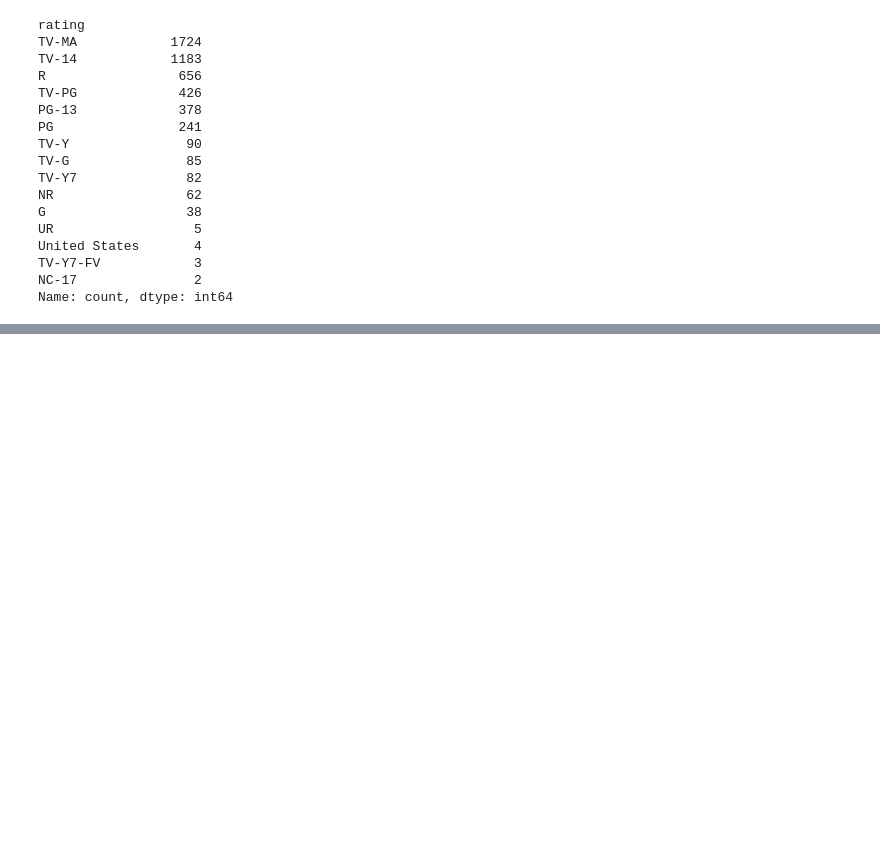
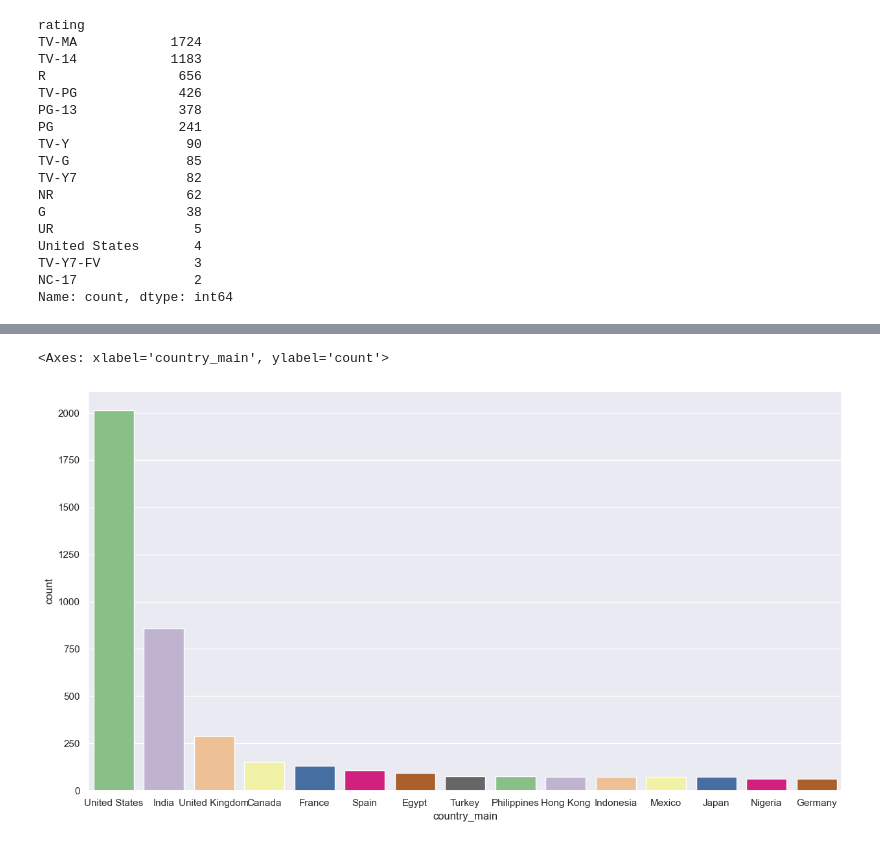
Before and after one commit to dilaraseren/eda-data-set, a Jupyter notebook: eda.ipynb, the cells around one changed output, grey strips where cells are left out. Cells and saved outputs as stored; diff of their text form; code cells hidden in the pictures; blank space fills up the shorter version.

```diff
--- a/eda.ipynb
+++ b/eda.ipynb
@@ -227,0 +326,7 @@ TypeError: Could not convert s6118 to numeric
+# %%
+plt.figure(figsize=(15,8))
+sb.set(style="darkgrid")
+sb.countplot(x="country_main", data=movie_df, palette="Accent", order=movie_df['country_main'].value_counts().index[0:15])
+# %% [output]
+<Axes: xlabel='country_main', ylabel='count'>
+[figure, added]
```
Also changed, not shown: parts of 60 cells of this notebook.
